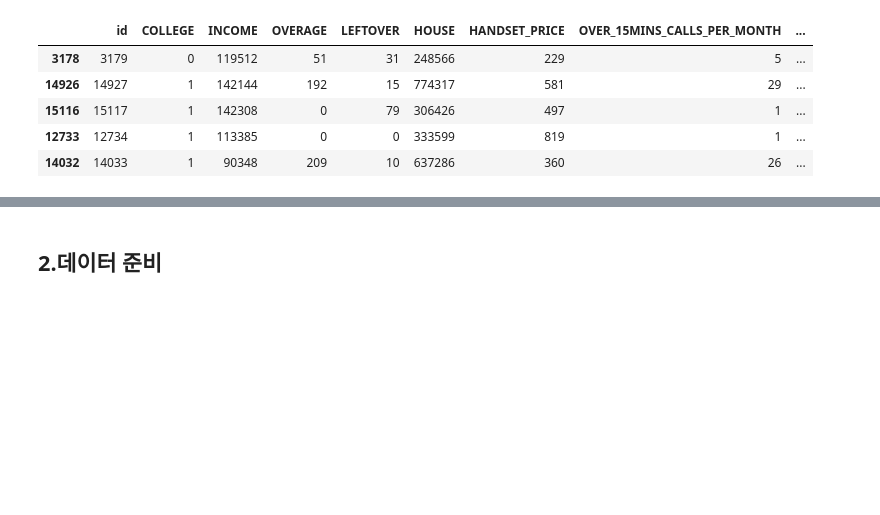
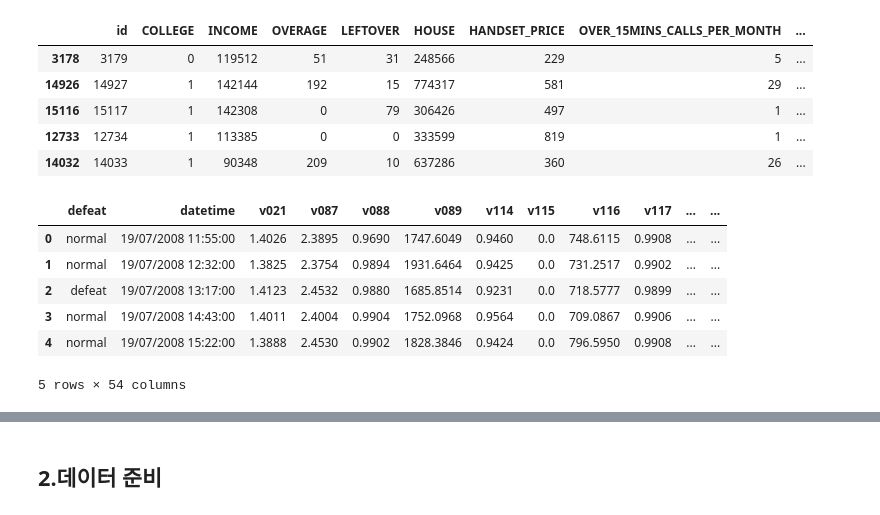
Before and after one commit to W00SUNGLEE/aivle, a Jupyter notebook: 8. 머신러닝/13과 Boosting.ipynb, the cells around one changed output, grey strips where cells are left out. Cells and saved outputs as stored; diff of their text form; code cells hidden in the pictures; blank space fills up the shorter version.

```diff
--- a/8. 머신러닝/13과 Boosting.ipynb
+++ b/8. 머신러닝/13과 Boosting.ipynb
@@ -54,0 +57,10 @@ data.head()
+# %%
+data.head()
+# %% [output]
+|  | defeat | datetime | v021 | v087 | v088 | v089 | v114 | v115 | v116 | v117 | ... | ... |
+| 0 | normal | 19/07/2008 11:55:00 | 1.4026 | 2.3895 | 0.9690 | 1747.6049 | 0.9460 | 0.0 | 748.6115 | 0.9908 | ... | ... |
+| 1 | normal | 19/07/2008 12:32:00 | 1.3825 | 2.3754 | 0.9894 | 1931.6464 | 0.9425 | 0.0 | 731.2517 | 0.9902 | ... | ... |
+| 2 | defeat | 19/07/2008 13:17:00 | 1.4123 | 2.4532 | 0.9880 | 1685.8514 | 0.9231 | 0.0 | 718.5777 | 0.9899 | ... | ... |
+| 3 | normal | 19/07/2008 14:43:00 | 1.4011 | 2.4004 | 0.9904 | 1752.0968 | 0.9564 | 0.0 | 709.0867 | 0.9906 | ... | ... |
+| 4 | normal | 19/07/2008 15:22:00 | 1.3888 | 2.4530 | 0.9902 | 1828.3846 | 0.9424 | 0.0 | 796.5950 | 0.9908 | ... | ... |
+5 rows × 54 columns
```
Also changed, not shown: parts of 11 cells of this notebook, 5 other files.
